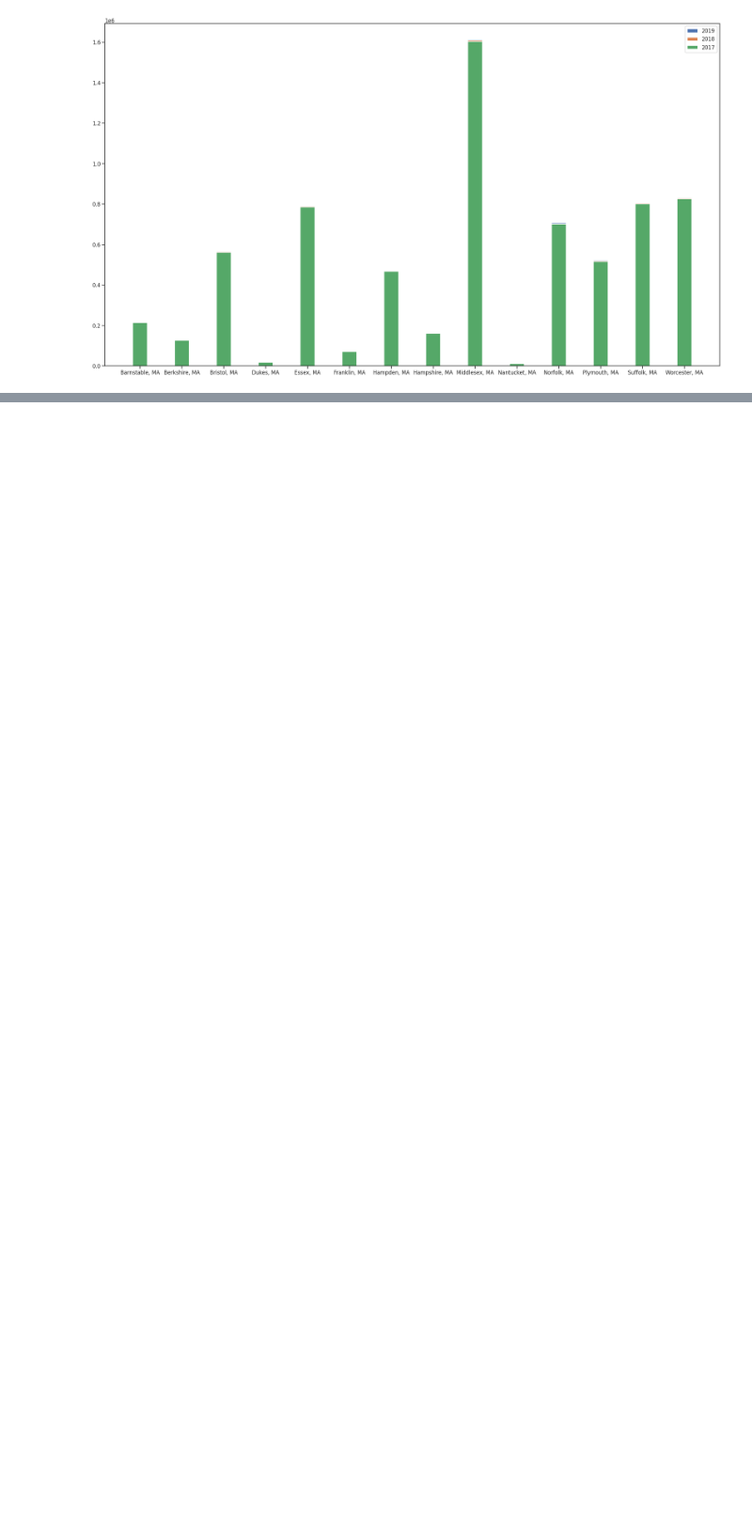
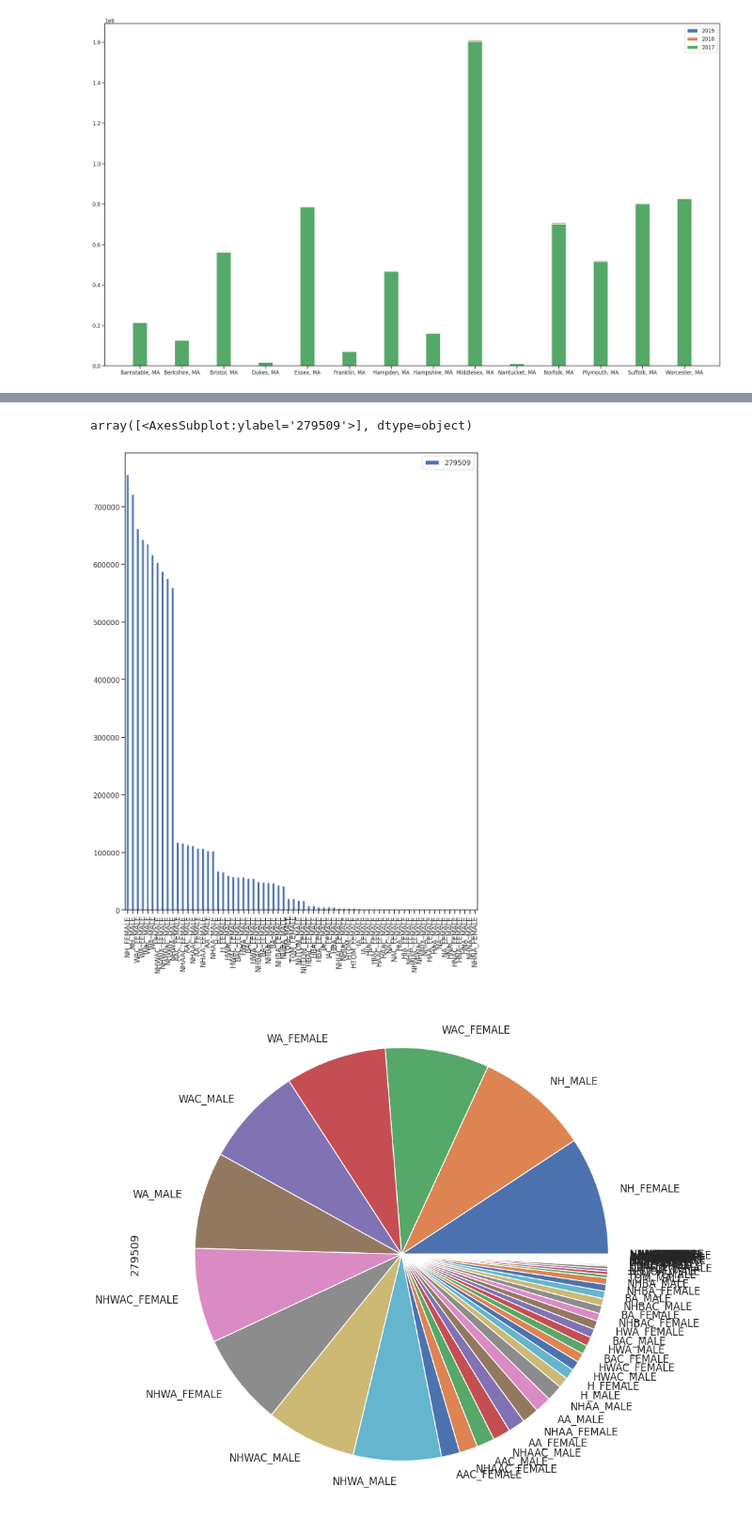
Before and after one commit to willkchan/Pollution-Forecast, a Jupyter notebook: src/preparation/Data_Wrangling2.ipynb, the cells around one changed output, grey strips where cells are left out. Shown at 94% size. Cells and saved outputs as stored; diff of their text form; code cells hidden in the pictures; blank space fills up the shorter version.

```diff
--- a/src/preparation/Data_Wrangling2.ipynb
+++ b/src/preparation/Data_Wrangling2.ipynb
@@ -316,0 +425,12 @@ plt.show()
+# %%
+
+
+midsex19_t = midsex19.T
+# midsex19_t['midsex19 col'] = midsex19_t[279509]
+midsex19_t.sort_values(279509, ascending=False, inplace=True)
+midsex19_t.plot(kind='bar', figsize=(15,20))
+midsex19_t.plot(kind='pie', figsize=(15,20), subplots=True, legend=False)
+# %% [output]
+array([<AxesSubplot:ylabel='279509'>], dtype=object)
+[figure, added]
+[figure, added]
```
Also changed, not shown: parts of 14 cells of this notebook.
